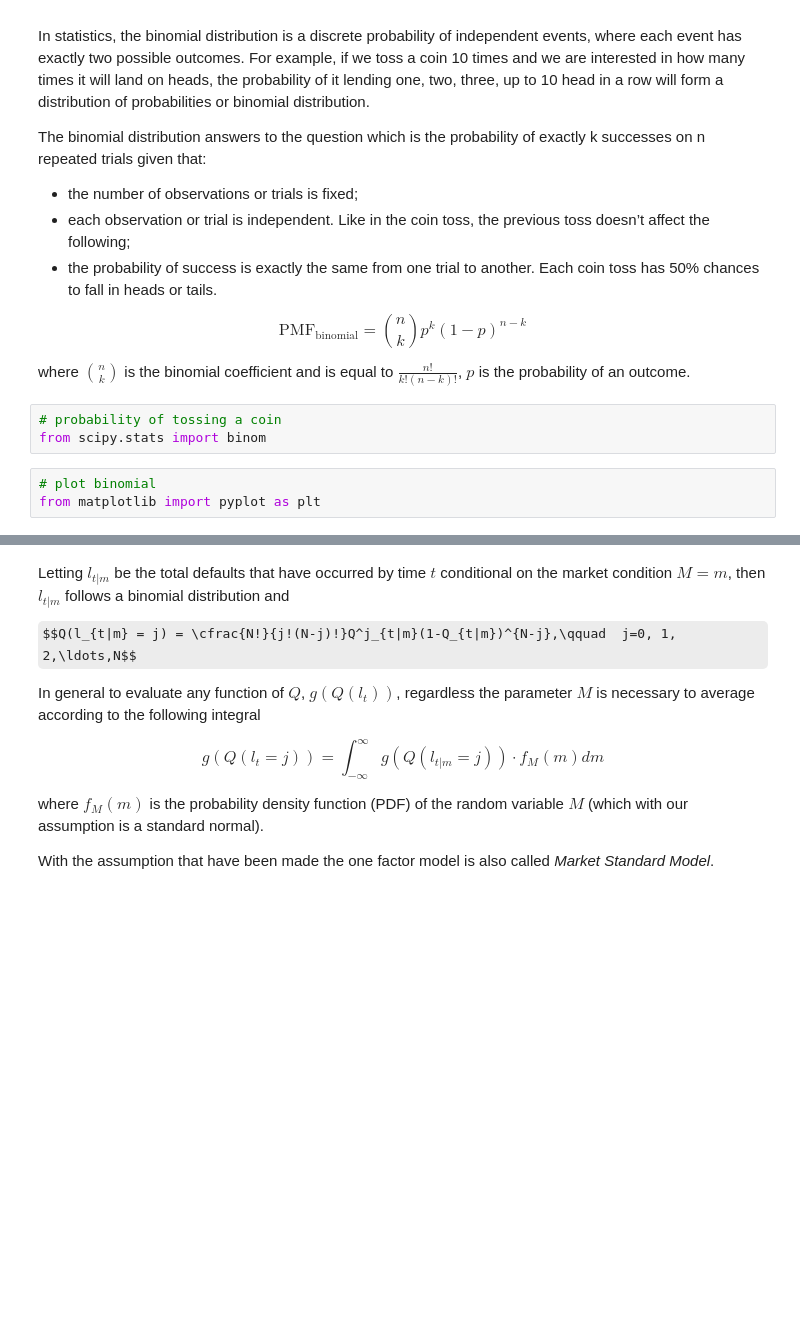
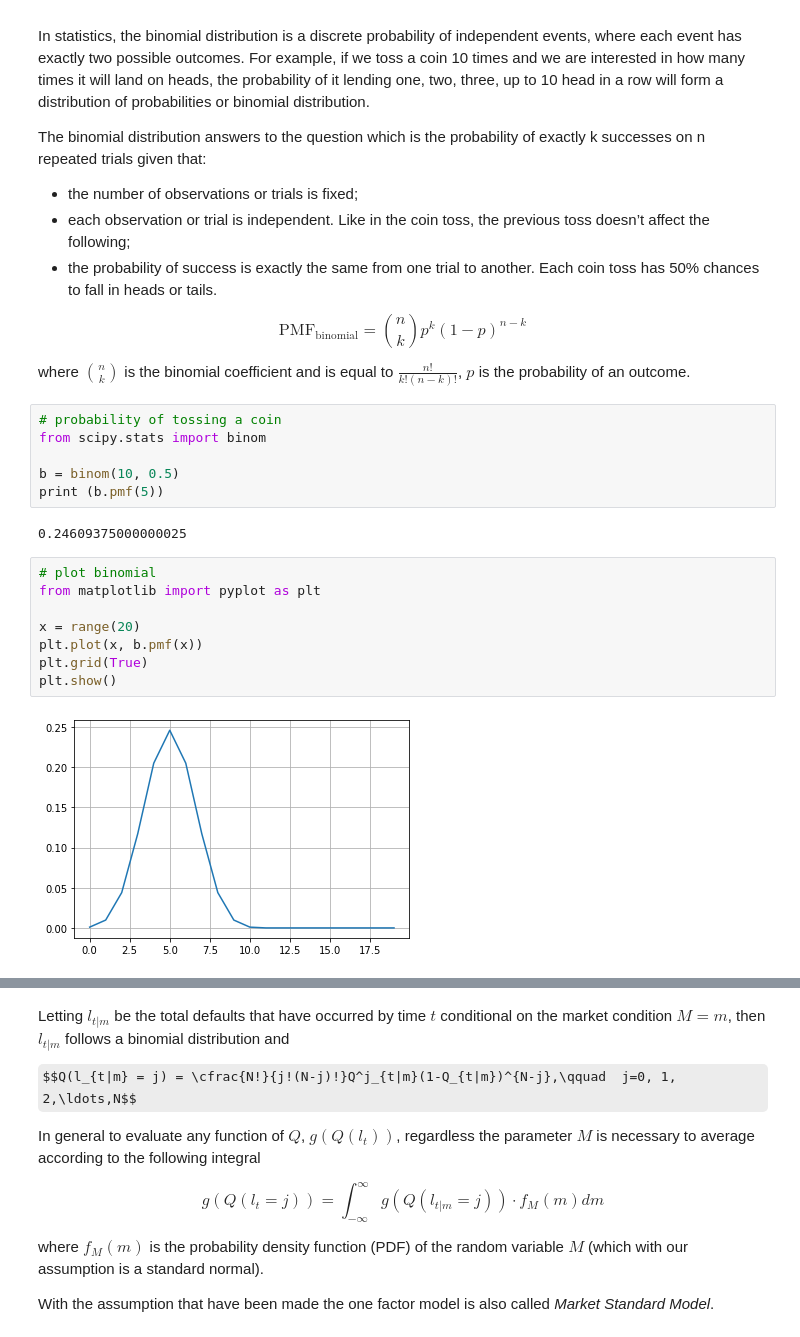
Before and after one commit to matteosan1/finance_course, a Jupyter notebook: lessons_2020/lesson6.ipynb, the cells around one changed output, grey strips where cells are left out. Cells and saved outputs as stored; diff of their text form; some formulas as TeX source; blank space fills up the shorter version.

```diff
--- a/lessons_2020/lesson6.ipynb
+++ b/lessons_2020/lesson6.ipynb
@@ -265,6 +318,18 @@ where $\binom{n}{k}$ is the binomial coefficient and is equal to $\frac{n!}{k!(n
 # %%
 # probability of tossing a coin
 from scipy.stats import binom
+
+b = binom(10, 0.5)
+print (b.pmf(5))
+# %% [output]
+0.24609375000000025
 # %%
 # plot binomial
 from matplotlib import pyplot as plt
+
+x = range(20)
+plt.plot(x, b.pmf(x))
+plt.grid(True)
+plt.show()
+# %% [output]
+[figure, added]
```
Also changed, not shown: parts of 23 cells of this notebook, 31 other files.
